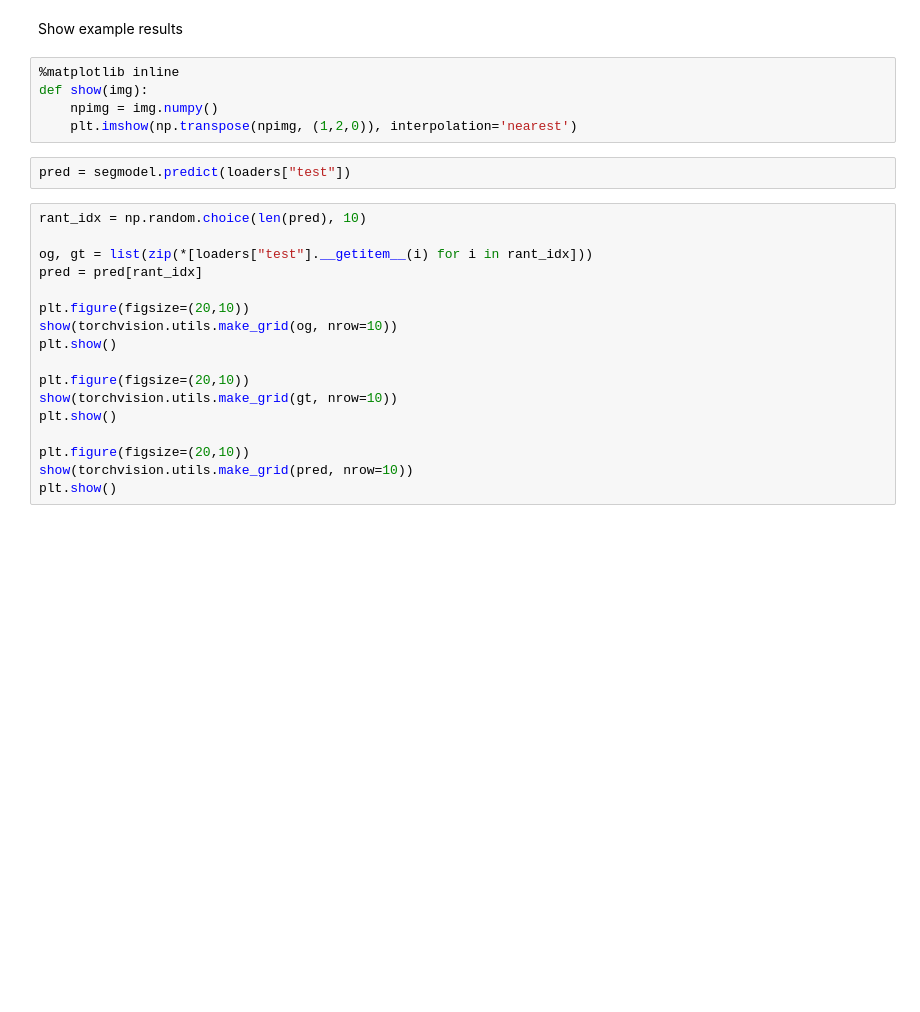
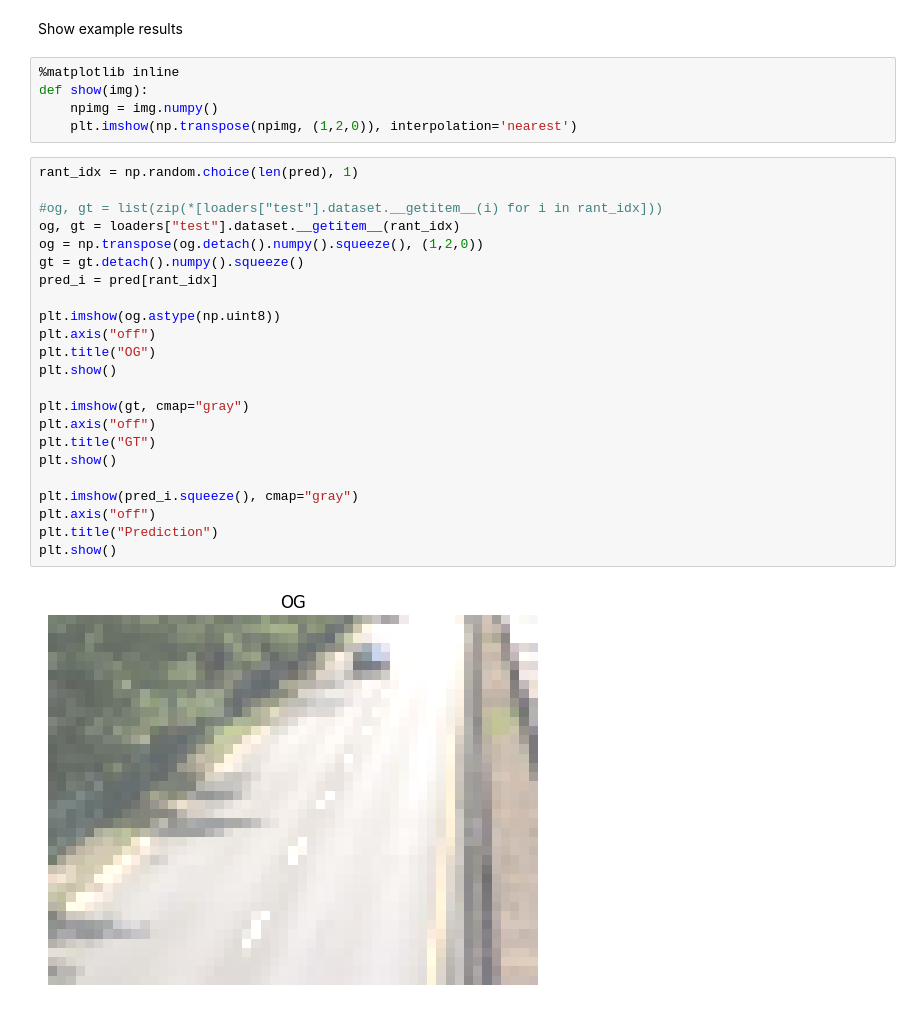
Before and after one commit to timonpalm/AIA_hw5, a Jupyter notebook: Homework5.ipynb, the cells around one changed output. Drawn from its saved outputs; the diff is of its cells as text; blank space fills up the shorter version.

```diff
--- a/Homework5.ipynb
+++ b/Homework5.ipynb
@@ -460,22 +451,28 @@ Show example results
 def show(img):
     npimg = img.numpy()
     plt.imshow(np.transpose(npimg, (1,2,0)), interpolation='nearest')
-# %%
-pred = segmodel.predict(loaders["test"])
 # %%
-rant_idx = np.random.choice(len(pred), 10)
+rant_idx = np.random.choice(len(pred), 1)
 
-og, gt = list(zip(*[loaders["test"].__getitem__(i) for i in rant_idx]))
-pred = pred[rant_idx]
+#og, gt = list(zip(*[loaders["test"].dataset.__getitem__(i) for i in rant_idx]))
+og, gt = loaders["test"].dataset.__getitem__(rant_idx)
+og = np.transpose(og.detach().numpy().squeeze(), (1,2,0))
+gt = gt.detach().numpy().squeeze()
+pred_i = pred[rant_idx]
 
-plt.figure(figsize=(20,10))
-show(torchvision.utils.make_grid(og, nrow=10))
+plt.imshow(og.astype(np.uint8))
+plt.axis("off")
+plt.title("OG")
 plt.show()
 
-plt.figure(figsize=(20,10))
-show(torchvision.utils.make_grid(gt, nrow=10))
+plt.imshow(gt, cmap="gray")
+plt.axis("off")
+plt.title("GT")
 plt.show()
 
-plt.figure(figsize=(20,10))
-show(torchvision.utils.make_grid(pred, nrow=10))
+plt.imshow(pred_i.squeeze(), cmap="gray")
+plt.axis("off")
+plt.title("Prediction")
 plt.show()
+# %% [output]
+[figure, added]
```
Also changed, not shown: parts of 9 cells of this notebook.
